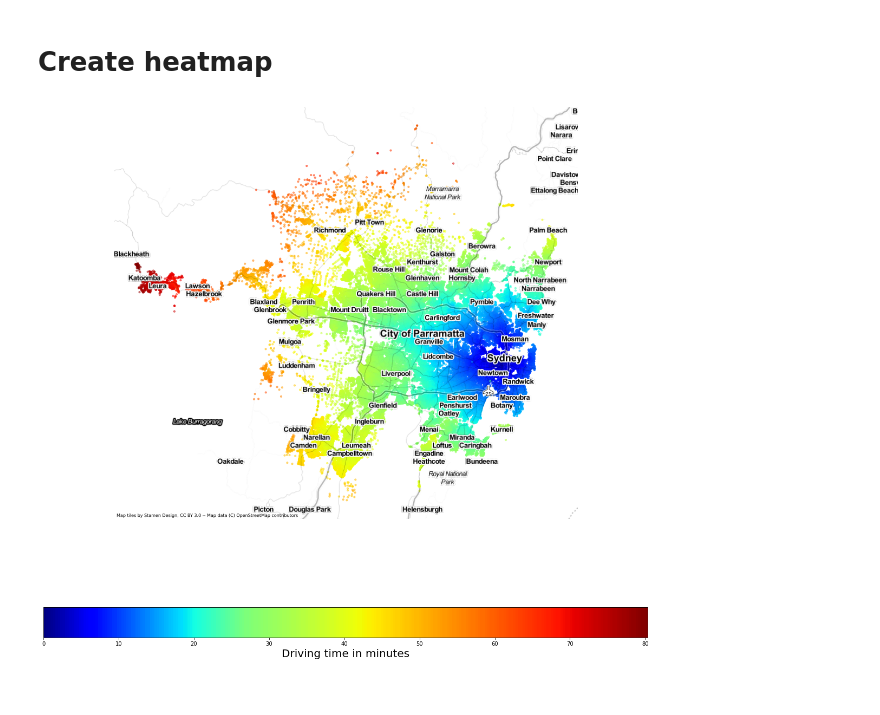
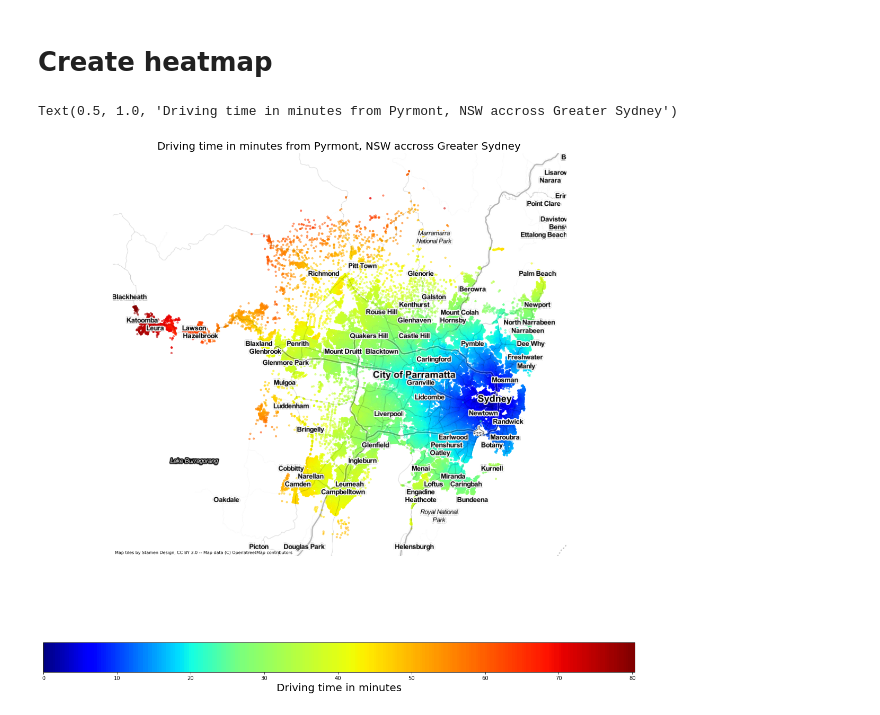
Before and after one commit to maxim75/data-visualization, a Jupyter notebook: notebooks/osmnx_02.ipynb, the cells around one changed output. Saved outputs shown, nothing was run; the diff lists cells and outputs as text; code cells hidden in the pictures.

```diff
--- a/notebooks/osmnx_02.ipynb
+++ b/notebooks/osmnx_02.ipynb
@@ -81,25 +81,27 @@ max_time_sec = max(travel_times.values())/60
 # %%
 # define color scale using minimum and maximum travel times
 norm = mcolors.TwoSlopeNorm(vmin=0, vcenter=max_time_sec/3, vmax=max_time_sec)
 
 fig = plt.figure(figsize=(20,20))
 ax = plt.axes()
 
 # hide x and y axis
 ax.set_axis_off()
 
 # add colotbat showing travel time and corresponding colour
 cb = fig.colorbar(cm.ScalarMappable(norm=norm, cmap="jet"),
     ax=ax, orientation='horizontal')
 
 # plot each node with color indicating travel time
 gdf_nodes.plot(ax=ax,
     column="travel_time", cmap="jet", norm=norm, s=10, alpha=.5)
 
 # add basemap with location labels
 ctx.add_basemap(ax, source=ctx.providers.Stamen.TonerLines, alpha=.3)
 ctx.add_basemap(ax, source=ctx.providers.Stamen.TonerLabels)
 
 cb.set_label('Driving time in minutes', fontsize = 20)
+ax.set_title("Driving time in minutes from Pyrmont, NSW accross Greater Sydney", fontsize=20)
 # %% [output]
+Text(0.5, 1.0, 'Driving time in minutes from Pyrmont, NSW accross Greater Sydney')
-[figure, old version]
+[figure, new version]
```
